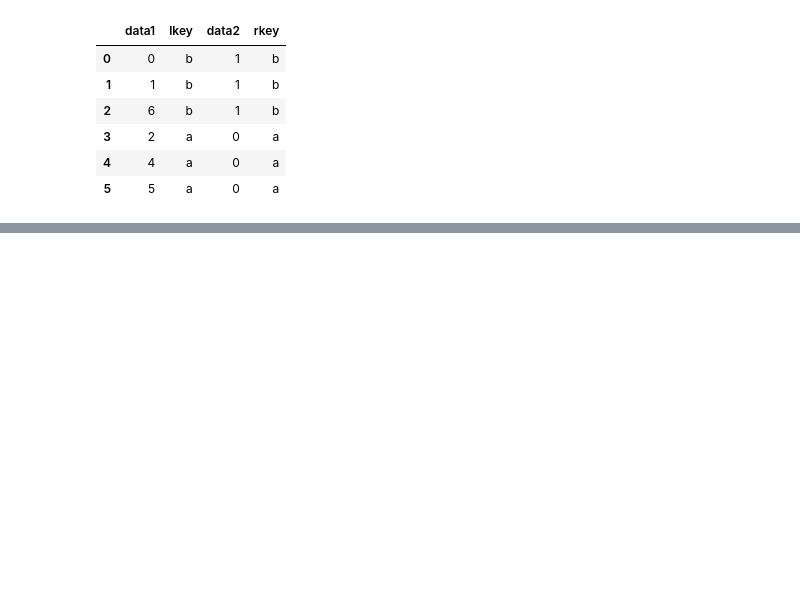
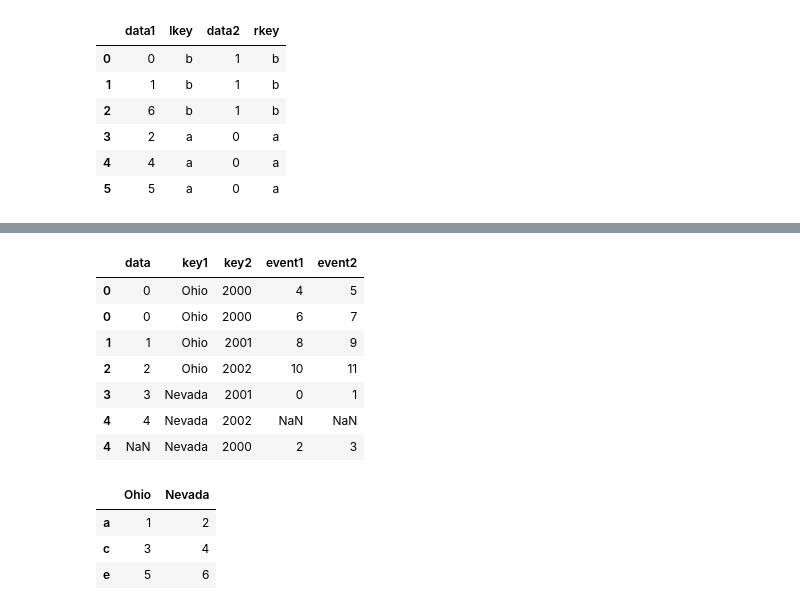
Before and after one commit to picobird/studygolang, a Jupyter notebook: data.analysis/data_wrangling.ipynb, the cells around one changed output, grey strips where cells are left out. Drawn from its saved outputs; the diff is of its cells as text; code cells hidden in the pictures; blank space fills up the shorter version.

```diff
--- a/data.analysis/data_wrangling.ipynb
+++ b/data.analysis/data_wrangling.ipynb
@@ -59,0 +188,10 @@ pd.merge(df3,df4,left_on='lkey', right_on='rkey')
+# %%
+import numpy as np
+lefth = DataFrame({'key1': ['Ohio', 'Ohio', 'Ohio','Nevada', 'Nevada'],
+                   'key2' : [2000, 2001, 2002, 2001, 2002],
+                   'data' : np.arange(5.)})
+righth = DataFrame(np.arange(12).reshape((6, 2)),
+                  index=[['Nevada', 'Nevada', 'Ohio', 'Ohio', 'Ohio', 'Ohio'],
+                        [2001, 2000, 2000, 2000, 2001, 2002]],
+                  columns=['event1', 'event2'])
+lefth
@@ -59,0 +224,25 @@ pd.merge(df3,df4,left_on='lkey', right_on='rkey')
+# %%
+pd.merge(lefth, righth, left_on=['key1', 'key2'],
+        right_index=True, how='outer')
+# %% [output]
+|  | data | key1 | key2 | event1 | event2 |
+| 0 | 0 | Ohio | 2000 | 4 | 5 |
+| 0 | 0 | Ohio | 2000 | 6 | 7 |
+| 1 | 1 | Ohio | 2001 | 8 | 9 |
+| 2 | 2 | Ohio | 2002 | 10 | 11 |
+| 3 | 3 | Nevada | 2001 | 0 | 1 |
+| 4 | 4 | Nevada | 2002 | NaN | NaN |
+| 4 | NaN | Nevada | 2000 | 2 | 3 |
+# %%
+left2 = DataFrame([[1., 2.], [3., 4.], [5., 6.]],
+                 index=['a', 'c', 'e'],
+                 columns=['Ohio', 'Nevada'])
+right2 = DataFrame([[7., 8.], [9., 10.], [11., 12.], [13.,14.]],
+                  index=['b', 'c', 'd', 'e'],
+                  columns=['Missouri', 'Alabama'])
+left2
+# %% [output]
+|  | Ohio | Nevada |
+| a | 1 | 2 |
+| c | 3 | 4 |
+| e | 5 | 6 |
```
Also changed, not shown: parts of 51 cells of this notebook.
